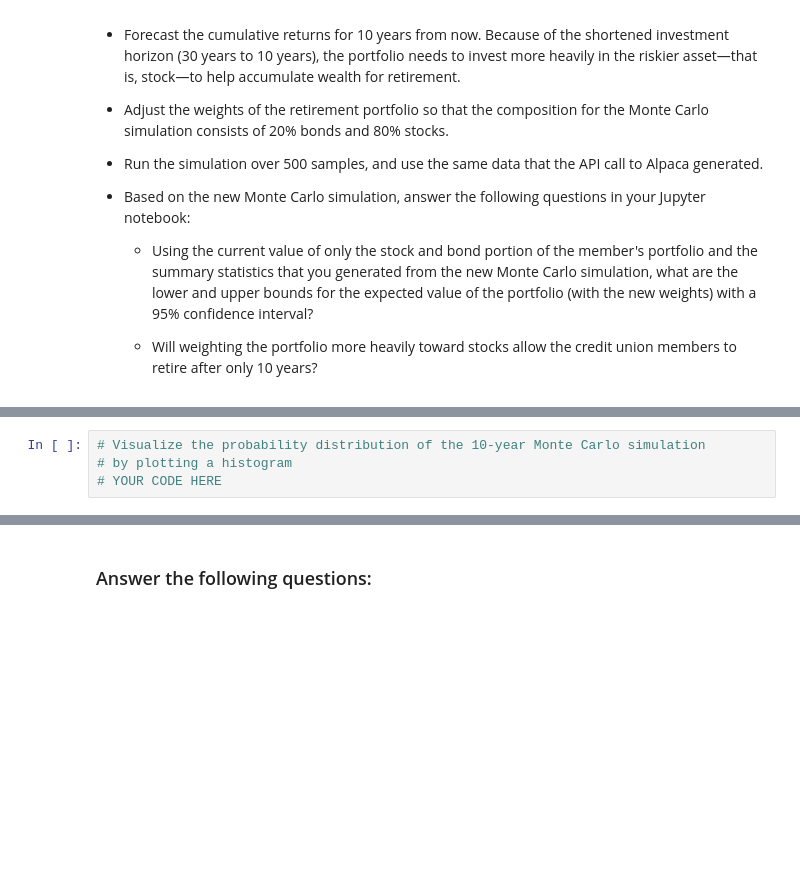
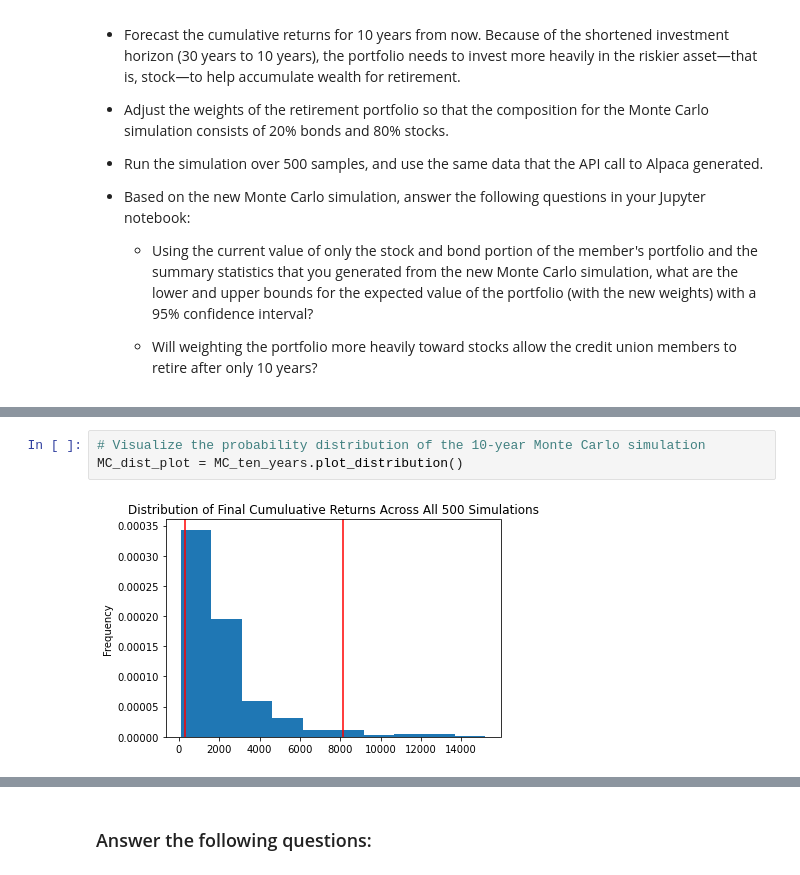
Before and after one commit to SamuelMoore1/Financial_Planning_with_APIs_and_Simulations_HW_5, a Jupyter notebook: Financial Planning with APIs and Simulations HW_5/financial_planning_tools.ipynb, the cells around one changed output, grey strips where cells are left out. Drawn from its saved outputs; the diff is of its cells as text; blank space fills up the shorter version.

```diff
--- a/Financial Planning with APIs and Simulations HW_5/financial_planning_tools.ipynb
+++ b/Financial Planning with APIs and Simulations HW_5/financial_planning_tools.ipynb
@@ -526,7 +643,8 @@ For this new Monte Carlo simulation, do the following:
 # %%
 # Visualize the probability distribution of the 10-year Monte Carlo simulation
-# by plotting a histogram
-# YOUR CODE HERE
+MC_dist_plot = MC_ten_years.plot_distribution()
+# %% [output]
+[figure, added]
 # %%
 # Generate summary statistics from the 10-year Monte Carlo simulation results
 # Save the results as a variable
```
Also changed, not shown: parts of 29 cells of this notebook.
